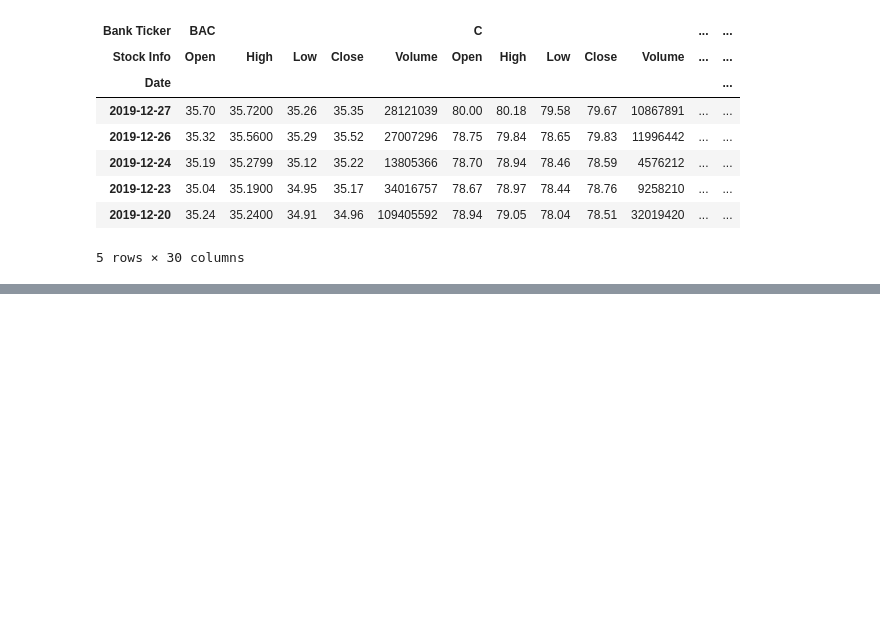
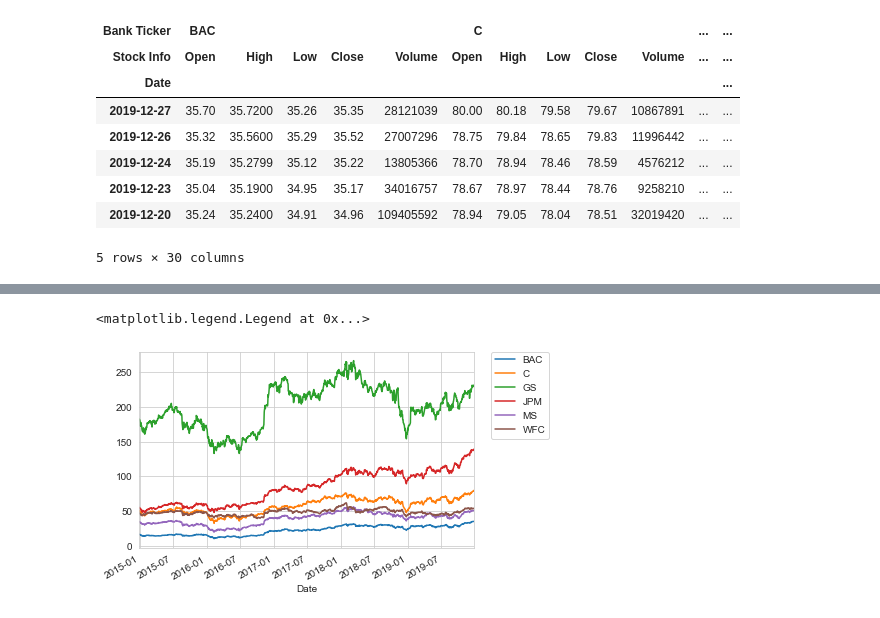
Before and after one commit to kumarravindra/Finance_Banking_Data_Analysis_Python, a Jupyter notebook: Finance Data Analysis.ipynb, the cells around one changed output, grey strips where cells are left out. Drawn from its saved outputs; the diff is of its cells as text; code cells hidden in the pictures; blank space fills up the shorter version.

```diff
--- a/Finance Data Analysis.ipynb
+++ b/Finance Data Analysis.ipynb
@@ -94,0 +188,7 @@ KeyError: 'Level Stock Info not found'
+# %%
+bank_stocks.xs(key='Close',axis=1,level='Stock Info').plot()
+# To relocate the legend
+plt.legend(bbox_to_anchor=(1.05, 1), loc=2, borderaxespad=0.)
+# %% [output]
+<matplotlib.legend.Legend at 0x...>
+[figure, added]
```
Also changed, not shown: parts of 26 cells of this notebook.
